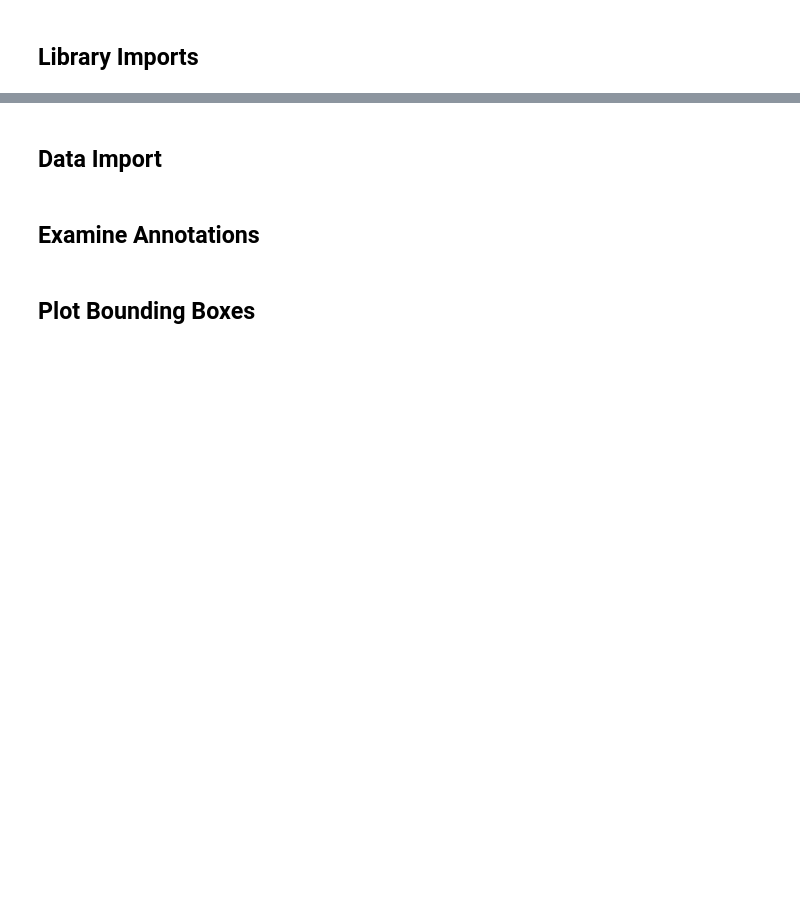
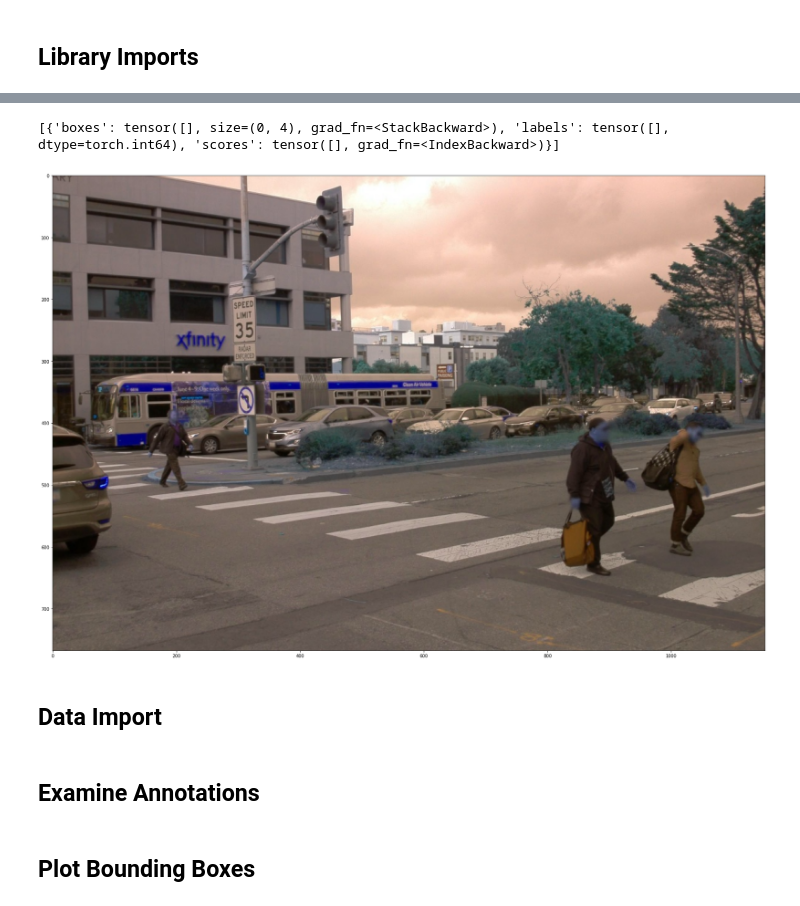
Before and after one commit to WeiHao97/cs329s-waymo-object-detection, a Jupyter notebook: herbie_vision/exploratory_notebook.ipynb, the cells around one changed output, grey strips where cells are left out. Drawn from its saved outputs; the diff is of its cells as text; code cells hidden in the pictures; blank space fills up the shorter version.

```diff
--- a/herbie_vision/exploratory_notebook.ipynb
+++ b/herbie_vision/exploratory_notebook.ipynb
@@ -33,3 +93,55 @@ os.environ["GOOGLE_APPLICATION_CREDENTIALS"] = "/Users/peterfagan/Desktop/gcp/wa
+# %%
+device =  torch.device("cuda" if torch.cuda.is_available() else "cpu")
+
+img = cv2.imread('/Users/peterfagan/Desktop/test.jpeg')
+img = torch.tensor(img).permute(2,0,1).float().to(device)
+
+img = [img]
+import numpy as np
+model.eval()
+outputs = model(img)
+
+def plot_outputs(img, bbox, scores):
+    # Create figure and axes
+    fig, ax = plt.subplots(figsize = (200,20))
+
+    # Display the image
+    ax.imshow(img)
+    i=0
+    scores_ind = [idx for idx,x in enumerate(scores) if x>0.0]
+    for idx, entry in enumerate(bbox):
+        if idx in scores_ind:
+            h = entry[2]-entry[0]
+            w = entry[3]-entry[1]
+            # Create a Rectangle patch
+            rect = patches.Rectangle((entry[0],entry[1]), h, w, linewidth=2, edgecolor='r', facecolor='none')
+
+          # Add classification category
+          # plt.text(entry[0], entry[1], s=str(labels[idx]),
+          #         color='white', verticalalignment='top',
+          #         bbox={'color': 'red', 'pad': 0})
+
+        # Add the patch to the Axes
+        ax.add_patch(rect)
+        i+=1
+
+    plt.show()
+
+# img = img.squeeze(0).to('cpu').permute(1,2,0).numpy()
+img = cv2.imread('/Users/peterfagan/Desktop/test.jpeg')
+bbox = outputs[0]['boxes']
+scores = outputs[0]['scores']
+labels = outputs[0]['labels']
+
+keep = torchvision.ops.nms(bbox,scores,1)
+labels = [int(x.detach().to('cpu')) for idx, x in enumerate(labels) if idx in keep]
+bbox = [x.detach().to('cpu') for idx, x in enumerate(bbox) if idx in keep]
+
+print(outputs)
+plot_outputs(np.array(img), bbox, scores)
+# %% [output]
+[{'boxes': tensor([], size=(0, 4), grad_fn=<StackBackward>), 'labels': tensor([], dtype=torch.int64), 'scores': tensor([], grad_fn=<IndexBackward>)}]
+[figure, added]
 # %% [markdown]
 ## Data Import
 # %%
```
Also changed, not shown: parts of 1 cell of this notebook, 1 other file.
